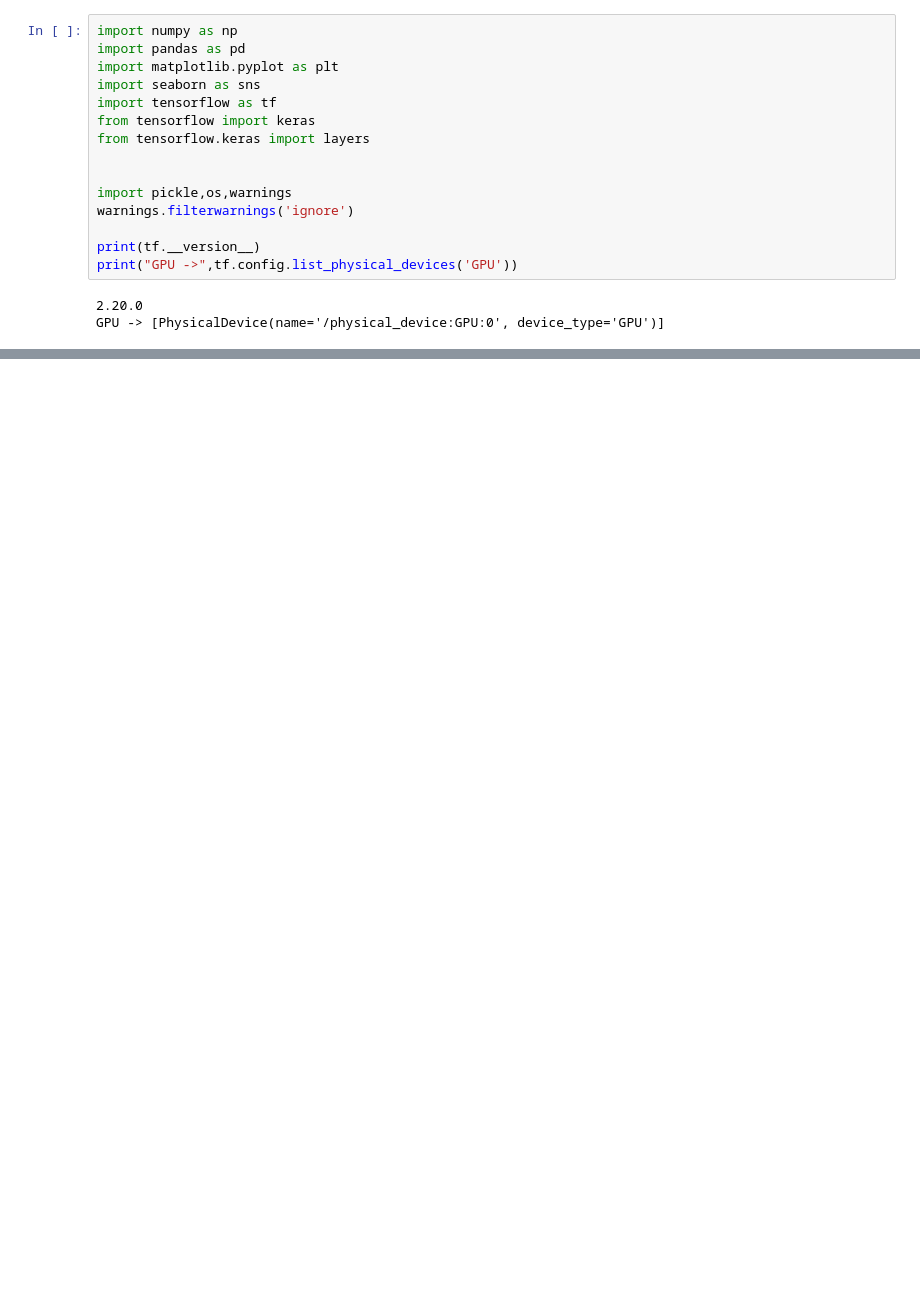
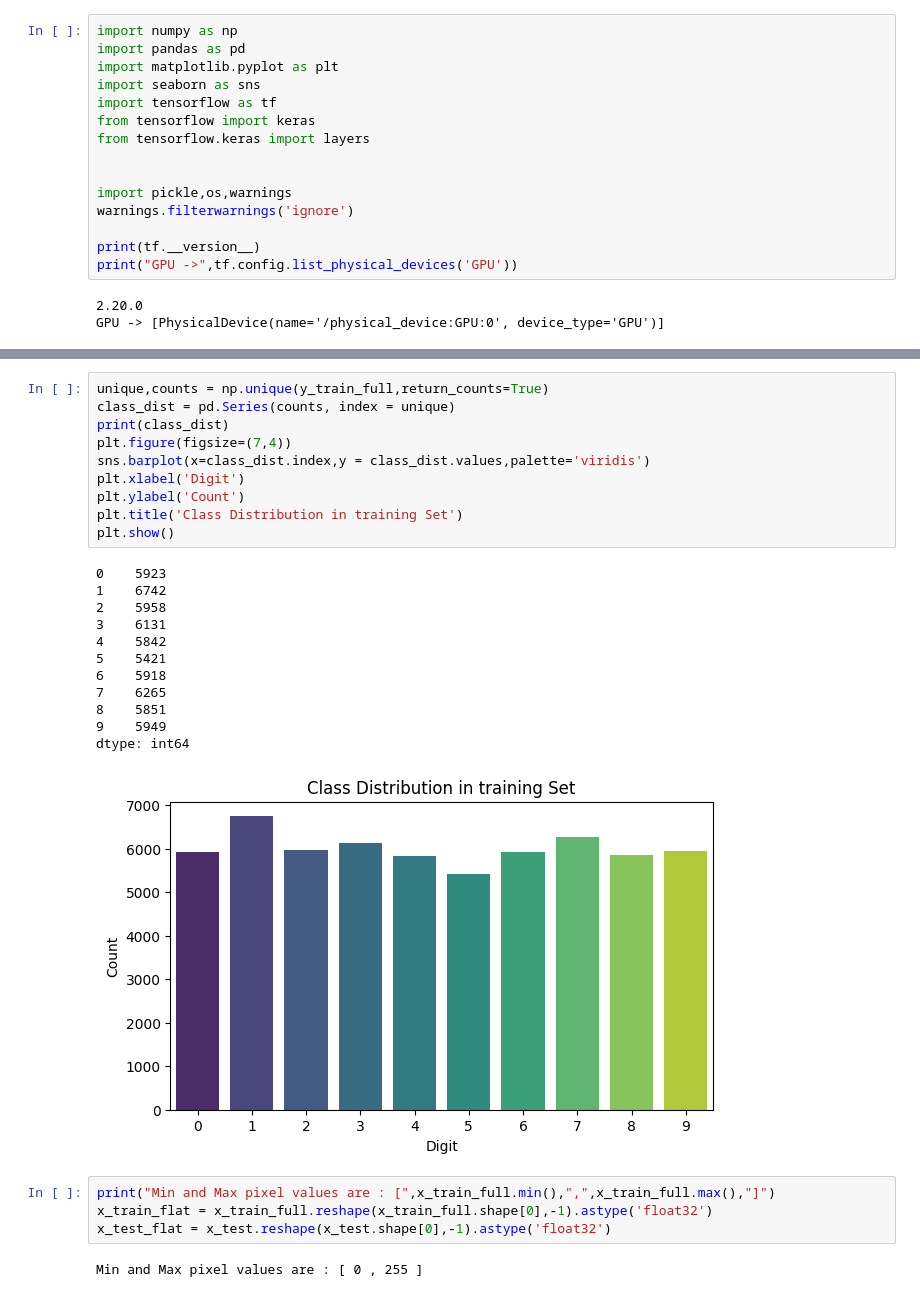
Before and after one commit to IoNiCx1/MNIST_numbers, a Jupyter notebook: ProjectMNIST.ipynb, the cells around one changed output, grey strips where cells are left out. Saved outputs shown, nothing was run; the diff lists cells and outputs as text; blank space fills up the shorter version.

```diff
--- a/ProjectMNIST.ipynb
+++ b/ProjectMNIST.ipynb
@@ -22,0 +58,29 @@ print("Train images shape")
+# %%
+unique,counts = np.unique(y_train_full,return_counts=True)
+class_dist = pd.Series(counts, index = unique)
+print(class_dist)
+plt.figure(figsize=(7,4))
+sns.barplot(x=class_dist.index,y = class_dist.values,palette='viridis')
+plt.xlabel('Digit')
+plt.ylabel('Count')
+plt.title('Class Distribution in training Set')
+plt.show()
+# %% [output]
+0    5923
+1    6742
+2    5958
+3    6131
+4    5842
+5    5421
+6    5918
+7    6265
+8    5851
+9    5949
+dtype: int64
+[figure, added]
+# %%
+print("Min and Max pixel values are : [",x_train_full.min(),",",x_train_full.max(),"]")
+x_train_flat = x_train_full.reshape(x_train_full.shape[0],-1).astype('float32')
+x_test_flat = x_test.reshape(x_test.shape[0],-1).astype('float32')
+# %% [output]
+Min and Max pixel values are : [ 0 , 255 ]
```
Also changed, not shown: parts of 5 cells of this notebook.
